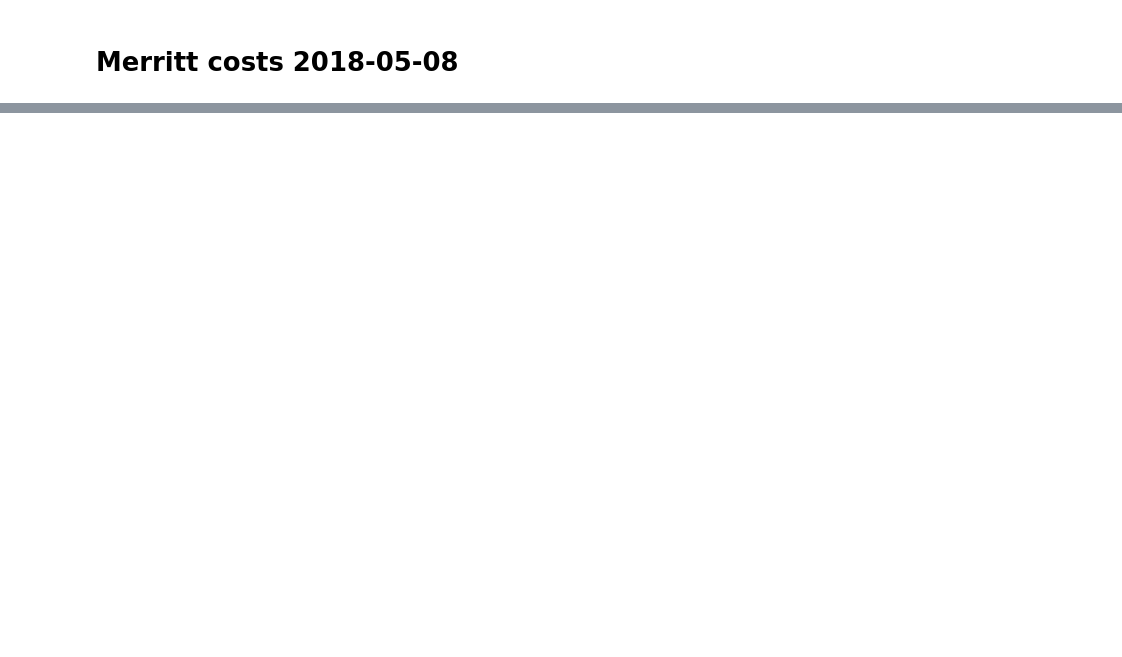
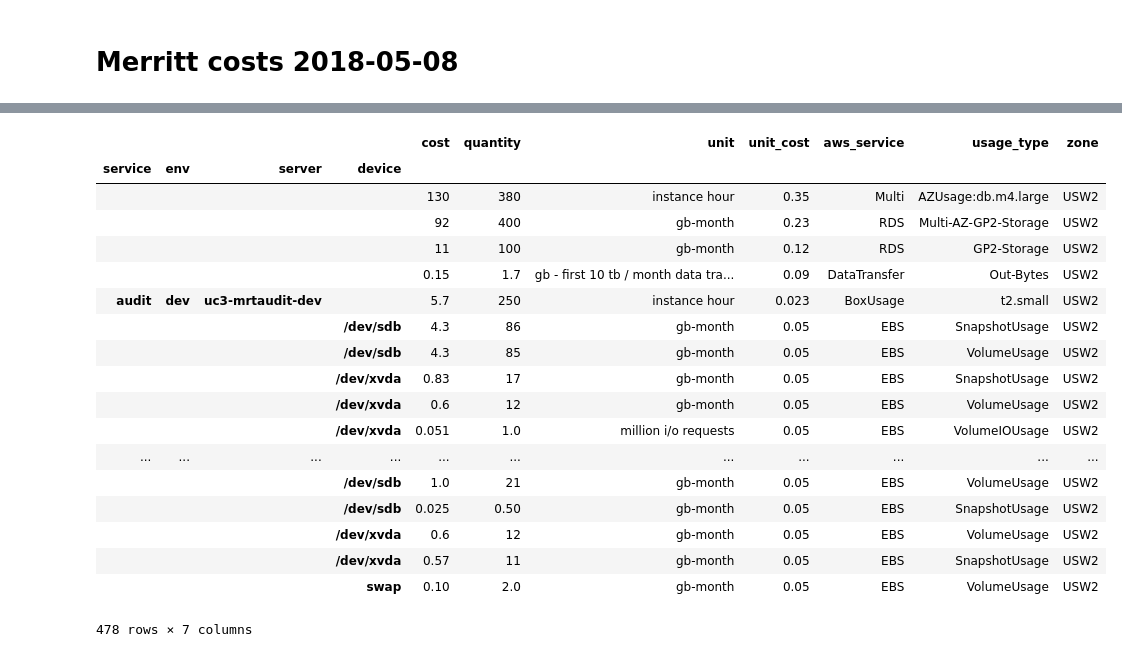
Before and after one commit to CDLUC3/merritt-aws, a Jupyter notebook: Costs.ipynb, the cells around one changed output, grey strips where cells are left out. Saved outputs shown, nothing was run; the diff lists cells and outputs as text; code cells hidden in the pictures; blank space fills up the shorter version.

Commit message:
Sort and index cost table

```diff
--- a/Costs.ipynb
+++ b/Costs.ipynb
@@ -63,0 +5,26 @@ for service in services:
+# %%
+from IPython.display import Markdown
+from src.costs import *
+
+with pd.option_context('display.max_rows', None):
+    display(costs)
+# %% [output]
+|  |  |  |  | cost | quantity | unit | unit_cost | aws_service | usage_type | zone |
+| service | env | server | device |  |  |  |  |  |  |  |
+|  |  |  |  | 130 | 380 | instance hour | 0.35 | Multi | AZUsage:db.m4.large | USW2 |
+|  |  |  |  | 92 | 400 | gb-month | 0.23 | RDS | Multi-AZ-GP2-Storage | USW2 |
+|  |  |  |  | 11 | 100 | gb-month | 0.12 | RDS | GP2-Storage | USW2 |
+|  |  |  |  | 0.15 | 1.7 | gb - first 10 tb / month data tra... | 0.09 | DataTransfer | Out-Bytes | USW2 |
+| audit | dev | uc3-mrtaudit-dev |  | 5.7 | 250 | instance hour | 0.023 | BoxUsage | t2.small | USW2 |
+|  |  |  | /dev/sdb | 4.3 | 86 | gb-month | 0.05 | EBS | SnapshotUsage | USW2 |
+|  |  |  | /dev/sdb | 4.3 | 85 | gb-month | 0.05 | EBS | VolumeUsage | USW2 |
+|  |  |  | /dev/xvda | 0.83 | 17 | gb-month | 0.05 | EBS | SnapshotUsage | USW2 |
+|  |  |  | /dev/xvda | 0.6 | 12 | gb-month | 0.05 | EBS | VolumeUsage | USW2 |
+|  |  |  | /dev/xvda | 0.051 | 1.0 | million i/o requests | 0.05 | EBS | VolumeIOUsage | USW2 |
+| ... | ... | ... | ... | ... | ... | ... | ... | ... | ... | ... |
+|  |  |  | /dev/sdb | 1.0 | 21 | gb-month | 0.05 | EBS | VolumeUsage | USW2 |
+|  |  |  | /dev/sdb | 0.025 | 0.50 | gb-month | 0.05 | EBS | SnapshotUsage | USW2 |
+|  |  |  | /dev/xvda | 0.6 | 12 | gb-month | 0.05 | EBS | VolumeUsage | USW2 |
+|  |  |  | /dev/xvda | 0.57 | 11 | gb-month | 0.05 | EBS | SnapshotUsage | USW2 |
+|  |  |  | swap | 0.10 | 2.0 | gb-month | 0.05 | EBS | VolumeUsage | USW2 |
+478 rows × 7 columns
```
Also changed, not shown: parts of 1 cell of this notebook, 2 other files.
